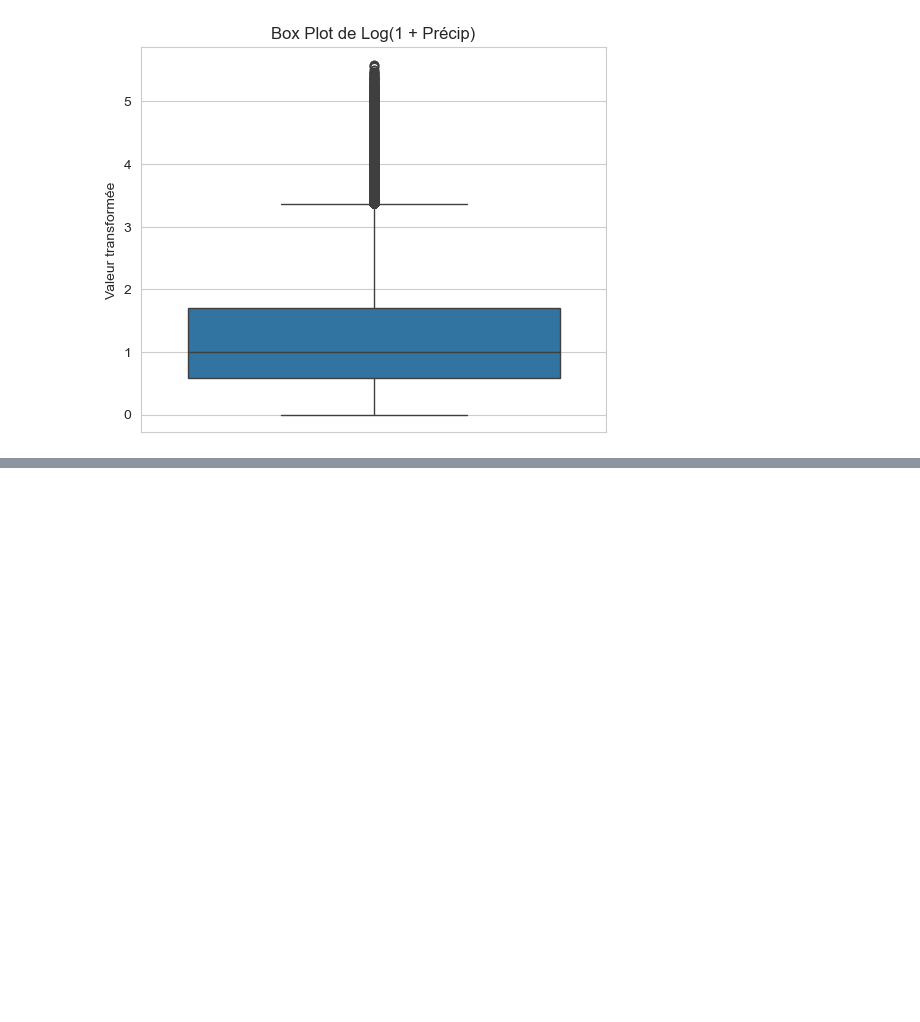
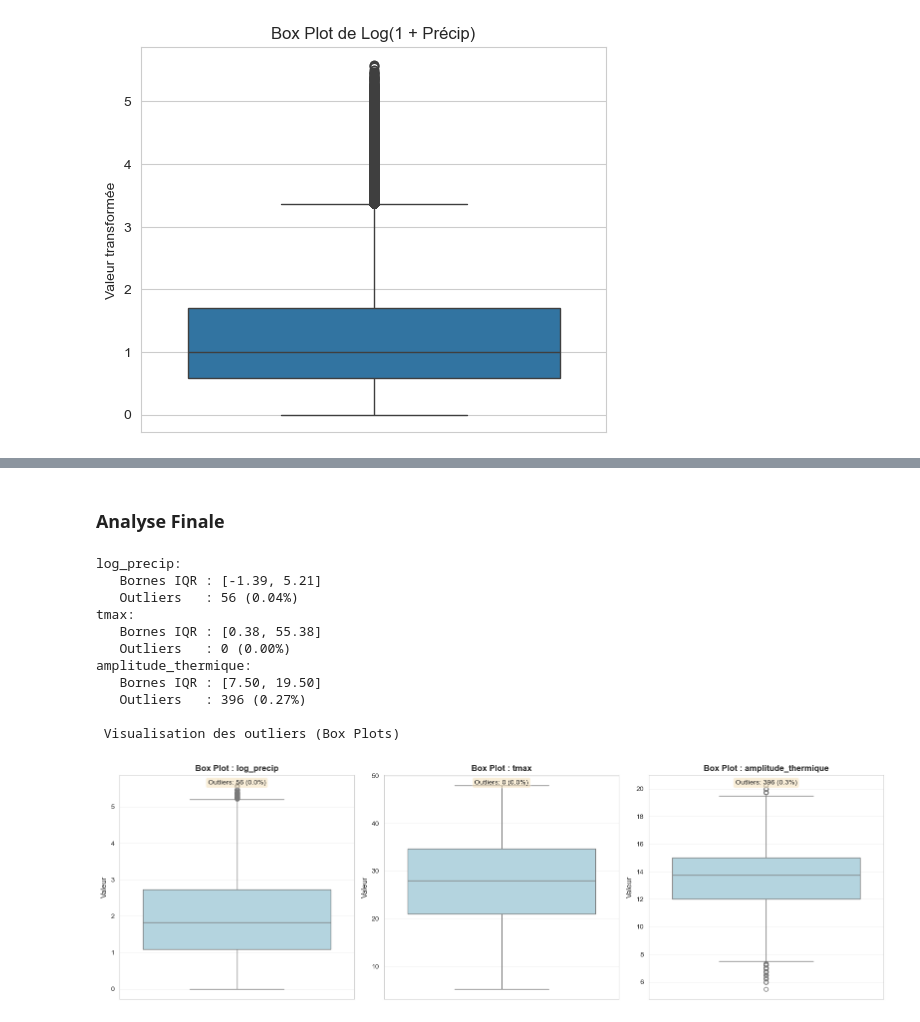
Before and after one commit to MohamedRamzi9/Data-Mining-Project, a Jupyter notebook: data_processing/Climat.ipynb, the cells around one changed output, grey strips where cells are left out. Drawn from its saved outputs; the diff is of its cells as text; code cells hidden in the pictures; blank space fills up the shorter version.

```diff
--- a/data_processing/Climat.ipynb
+++ b/data_processing/Climat.ipynb
@@ -329,0 +397,5 @@ plt.show()
+# %%
+df_climat_final = df_climat[['log_precip', 'tmax', 'amplitude_thermique']].copy()
+
+print(f"\n Variables APRÈS sélection : {list(df_climat_final.columns)}")
+print(f"   Nombre de lignes : {len(df_climat_final):,}")
@@ -329,0 +435,12 @@ plt.show()
+# %%
+duplicates_before = df_climat_final.duplicated().sum()
+print(f"Doublons détectés : {duplicates_before:,} ({duplicates_before/len(df_climat_final)*100:.2f}%)")
+
+if duplicates_before > 0:
+    lignes_avant = len(df_climat_final)
+    df_climat_final = df_climat_final.drop_duplicates()
+    print(f" {lignes_avant - len(df_climat_final):,} doublons supprimés")
+else:
+    print(" Aucun doublon détecté")
+
+print(f"\n Nombre de lignes après nettoyage : {len(df_climat_final):,}")
@@ -329,0 +455,60 @@ plt.show()
+# %% [markdown]
+### Analyse Finale
+# %%
+
+outliers_summary = {}
+for col in df_climat_final.columns:
+    Q1 = df_climat_final[col].quantile(0.25)
+    Q3 = df_climat_final[col].quantile(0.75)
+    IQR = Q3 - Q1
+    lower_bound = Q1 - 1.5 * IQR
+    upper_bound = Q3 + 1.5 * IQR
+
+    outliers = df_climat_final[(df_climat_final[col] < lower_bound) |
+                               (df_climat_final[col] > upper_bound)]
+    n_outliers = len(outliers)
+    outliers_summary[col] = {
+        'n_outliers': n_outliers,
+        'percent': (n_outliers / len(df_climat_final)) * 100
+    }
+
+    print(f"{col}:")
+    print(f"   Bornes IQR : [{lower_bound:.2f}, {upper_bound:.2f}]")
+    print(f"   Outliers   : {n_outliers:,} ({outliers_summary[col]['percent']:.2f}%)")
+
+# Visualisation des outliers avec box plots
+print("\n Visualisation des outliers (Box Plots)")
+
+df_for_plot = df_climat_final.reset_index(drop=True)
+
+fig, axes = plt.subplots(1, 3, figsize=(16, 5))
+
+for idx, col in enumerate(df_climat_final.columns):
+    sns.boxplot(data=df_for_plot, y=col, ax=axes[idx], color='lightblue')
+    axes[idx].set_title(f'Box Plot : {col}', fontweight='bold', fontsize=12)
+    axes[idx].set_ylabel('Valeur', fontsize=11)
+    axes[idx].grid(True, alpha=0.3, axis='y')
+
+    # Ajouter statistiques
+    n_outliers = outliers_summary[col]['n_outliers']
+    axes[idx].text(0.5, 0.98, f'Outliers: {n_outliers:,} ({outliers_summary[col]["percent"]:.1f}%)',
+                   transform=axes[idx].transAxes,
+                   ha='center', va='top',
+                   bbox=dict(boxstyle='round', facecolor='wheat', alpha=0.5),
+                   fontsize=10)
+
+plt.tight_layout()
+plt.show()
+# %% [output]
+log_precip:
+   Bornes IQR : [-1.39, 5.21]
+   Outliers   : 56 (0.04%)
+tmax:
+   Bornes IQR : [0.38, 55.38]
+   Outliers   : 0 (0.00%)
+amplitude_thermique:
+   Bornes IQR : [7.50, 19.50]
+   Outliers   : 396 (0.27%)
+
+ Visualisation des outliers (Box Plots)
+[figure, added]
```
Also changed, not shown: parts of 23 cells of this notebook, 3 other files.
